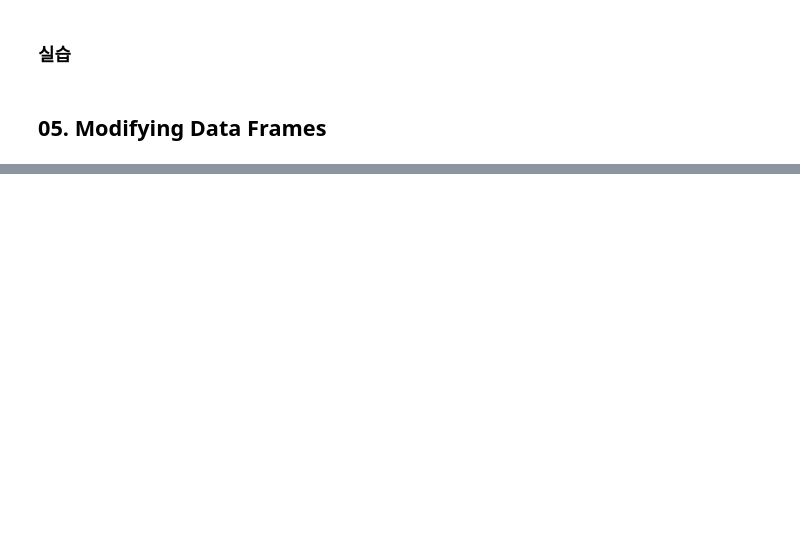
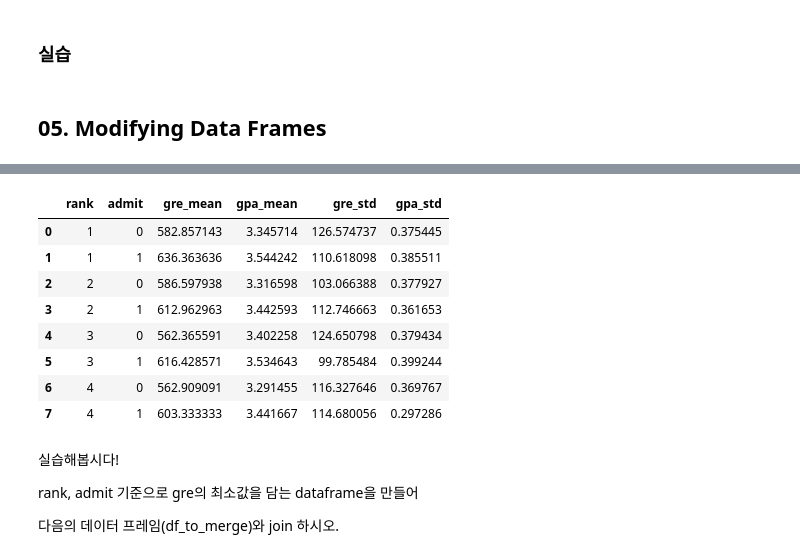
Before and after one commit to RayleighKim/M07_Numpy-Pandas_with_google_colab, a Jupyter notebook: 72_Pandas.ipynb, the cells around one changed output, grey strips where cells are left out. Cells and saved outputs as stored; diff of their text form; code cells hidden in the pictures; blank space fills up the shorter version.

Commit message:
Added Groupby, join, rolling

```diff
--- a/72_Pandas.ipynb
+++ b/72_Pandas.ipynb
@@ -267,0 +494,2 @@ print("------")
+# %%
+df = pd.read_csv('https://raw.githubusercontent.com/RayleighKim/Example_datasets/master/Graduate_apply.csv')
@@ -267,0 +668,4 @@ print("------")
+# %%
+mean_by_rank2 = df.groupby(by = ['rank', 'admit'], as_index=False)['gre', 'gpa'].mean()
+mean_by_rank2.rename(columns = {'gre':'gre_mean', 'gpa':'gpa_mean'}, inplace = True)
+mean_by_rank2
@@ -267,0 +682,5 @@ print("------")
+# %%
+std_by_rank2 = df.groupby(by = ['rank','admit'], as_index=False)['gre', 'gpa'].std()
+std_by_rank2.rename(columns = {'gre':'gre_std', 'gpa':'gpa_std'}, inplace = True)
+std_by_rank2['rank'] = mean_by_rank2['rank']
+std_by_rank2
@@ -267,0 +697,18 @@ print("------")
+# %%
+pd.merge(mean_by_rank2,std_by_rank2)
+# %% [output]
+|  | rank | admit | gre_mean | gpa_mean | gre_std | gpa_std |
+| 0 | 1 | 0 | 582.857143 | 3.345714 | 126.574737 | 0.375445 |
+| 1 | 1 | 1 | 636.363636 | 3.544242 | 110.618098 | 0.385511 |
+| 2 | 2 | 0 | 586.597938 | 3.316598 | 103.066388 | 0.377927 |
+| 3 | 2 | 1 | 612.962963 | 3.442593 | 112.746663 | 0.361653 |
+| 4 | 3 | 0 | 562.365591 | 3.402258 | 124.650798 | 0.379434 |
+| 5 | 3 | 1 | 616.428571 | 3.534643 | 99.785484 | 0.399244 |
+| 6 | 4 | 0 | 562.909091 | 3.291455 | 116.327646 | 0.369767 |
+| 7 | 4 | 1 | 603.333333 | 3.441667 | 114.680056 | 0.297286 |
+# %% [markdown]
+실습해봅시다!
+
+rank, admit 기준으로 gre의 최소값을 담는 dataframe을 만들어
+
+다음의 데이터 프레임(df_to_merge)와 join 하시오.
```
Also changed, not shown: parts of 80 cells of this notebook.
